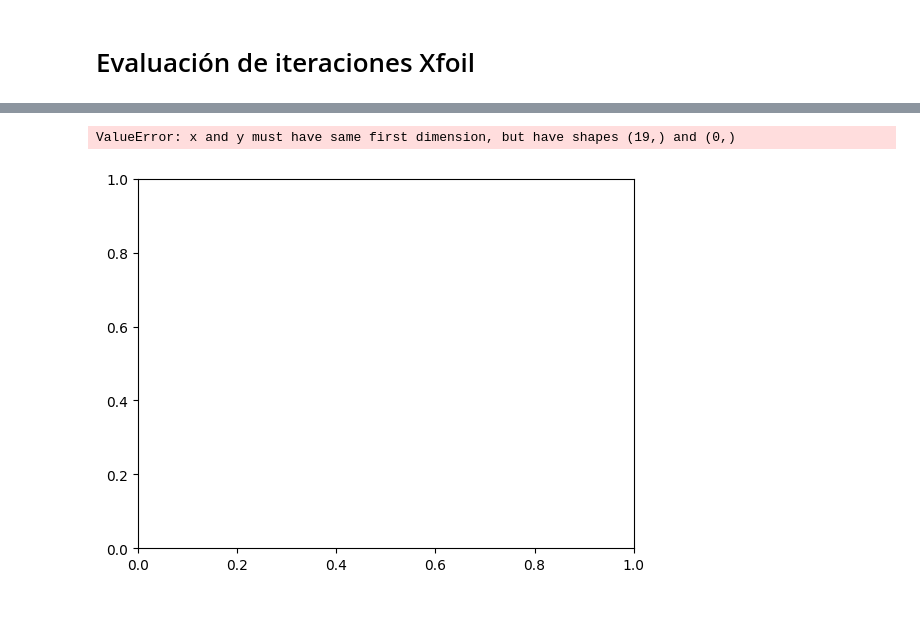
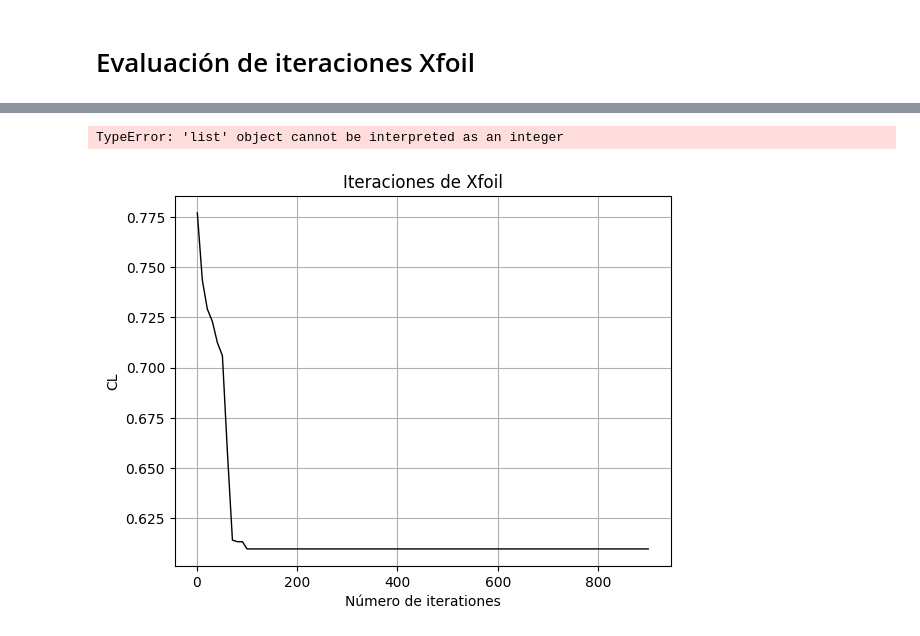
Before and after one commit to Kijoselo/opt_air, a Jupyter notebook: Eficiencia de todas las combinaciones.ipynb, the cells around one changed output, grey strips where cells are left out. Drawn from its saved outputs; the diff is of its cells as text; code cells hidden in the pictures; blank space fills up the shorter version.

```diff
--- a/Eficiencia de todas las combinaciones.ipynb
+++ b/Eficiencia de todas las combinaciones.ipynb
@@ -784,7 +782,7 @@ def run2_simulation(i,j,k,fname=None):
 # %%
 def get_params_from_fname2(fname):
-    params = regex.search(r'sim_(\d+(?:\.\d+)?)_(\d+(?:\.\d+)?)_(\d+(?:\.\d+)?)_(\d+(?:\.\d+)?)\.txt', fname)
-    return [params.group(i) for i in range(1, 4)]
+    params = regex.search(r'sim_(\d+(?:\.\d+)?)_(\d+(?:\.\d+)?)_(\d+(?:\.\d+)?)_(\d+(?:\.\d+)?)_(\d+(?:\.\d+)?)_(\d+(?:\.\d+)?)_(\d+(?:\.\d+)?)_(\d+(?:\.\d+)?)_(\d+(?:\.\d+)?)\.txt', fname)
+    return [params.group(i) for i in range(1, 9)]
 # %%
 def filter_empty2(values):
   return list(filter(lambda line: False if line == "" else True, values))
@@ -796,7 +794,7 @@ def get_values2(line):
 
 def get_table2(file):
   match_ = regex.search(r'((?:-{2,} *)+)', file)
-  match_.groups(1)
+  match_.groups()
 
   table = file[match_.end(1): len(file)]
   lines = table.split("\n")
@@ -835,5 +849,5 @@ display(top)
 # %%
-w = [None] * 19  # Assuming you want a list of size 20 for this example
+w = [None] * 59  # Assuming you want a list of size 20 for this example
 i = 0  # Initialize the index variable
 for e in range(1, 100, 10):
     w[i] = e
@@ -849,11 +863,21 @@ CL=[]
 I=[]
 J=[]
 K=[]
-for cl, (i, j, k) in top:
+RE=[]
+RA=[]
+B=[]
+YE=[]
+YI=[]
+for cl, (i, j, k, re, ra, b, ye, yi) in top:
     CL.append(cl)
     I.append(float(i))
     J.append(float(j))
     K.append(float(k))
+    RE.append(float(re))
+    RA.append(float(ra))
+    B.append(float(b))
+    YE.append(float(ye))
+    YI.append(float(yi))
 # %%
 CL=np.array(CL)
 Cl_n=((abs(CL-0.3938))/0.3938)*100
@@ -864,19 +888,19 @@ len(Cl_n)
 # %%
 # Simulate data similar to the uploaded image
 iterations = w
 objective_values = CL
 
 # Create a line plot
 plt.plot(iterations, objective_values, color='black', linewidth=1)
 plt.title("Iteraciones de Xfoil")
 plt.xlabel("Número de iterationes")
 plt.ylabel("CL")
 plt.grid(True)
-plt.xticks(range(0, max(iterations)+2, 100))  # Cambia el último valor (100) según tus necesidades
+plt.xticks(range(0, iterations,100)) # Cambia el último valor (100) según tus necesidades
 # Configura las etiquetas en el eje Y manualmente
 yticks = np.linspace(0.6, 1, 21)  # Crea 20 etiquetas entre 0.6 y 1
 plt.yticks(yticks)
 plt.show()
 # %% [output]
-ValueError: x and y must have same first dimension, but have shapes (19,) and (0,)
+TypeError: 'list' object cannot be interpreted as an integer
-[figure, old version]
+[figure, new version]
```
Also changed, not shown: parts of 18 cells of this notebook.
